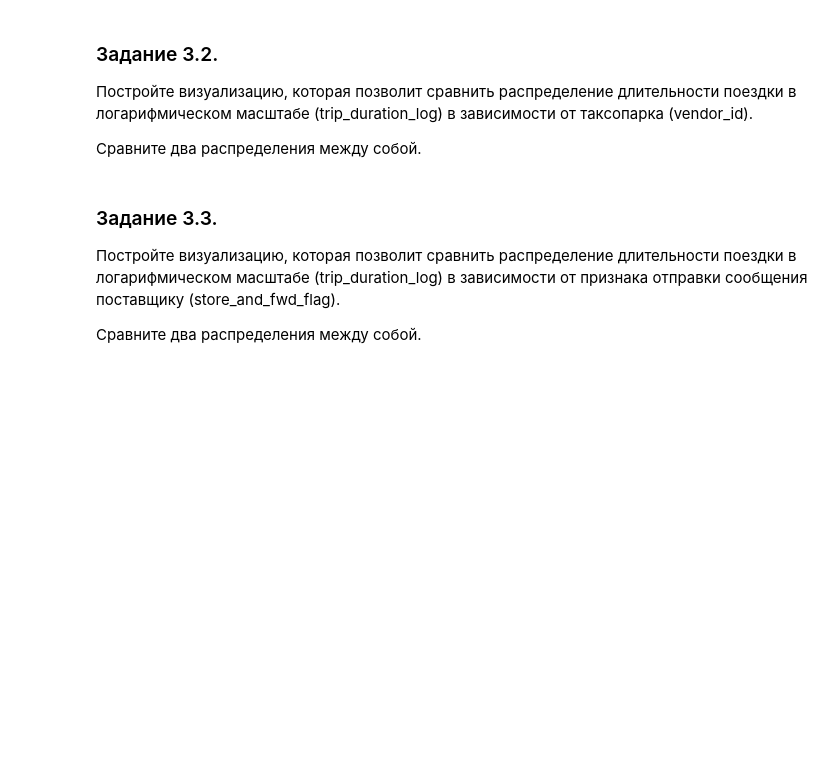
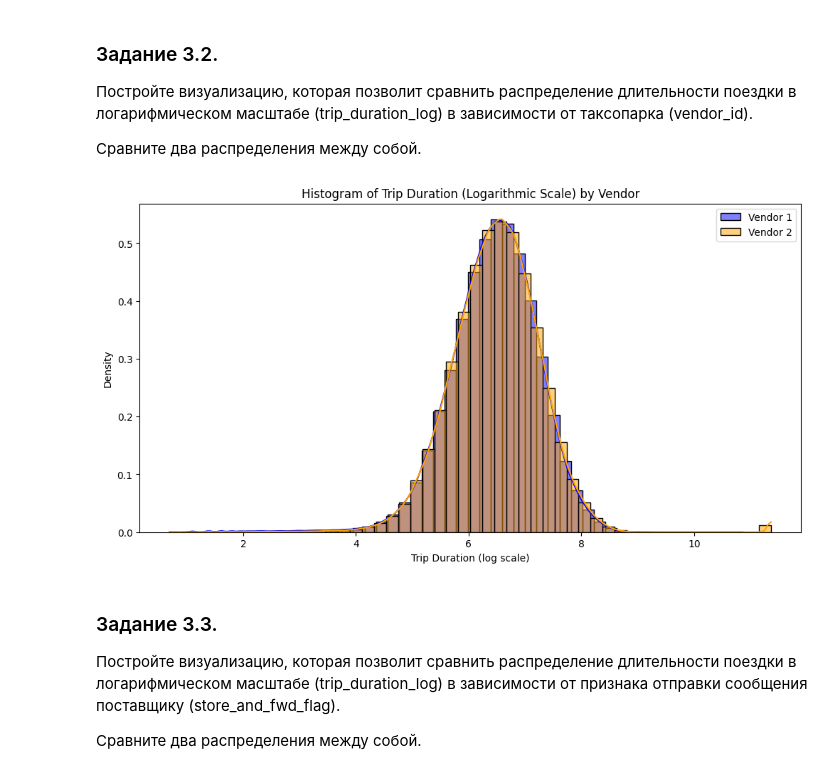
Before and after one commit to CatPawsCoder/Project_Practicum, a Jupyter notebook: Project.ipynb, the cells around one changed output. Saved outputs shown, nothing was run; the diff lists cells and outputs as text; code cells hidden in the pictures; blank space fills up the shorter version.

```diff
--- a/Project.ipynb
+++ b/Project.ipynb
@@ -654,3 +784,19 @@ taxi_data['trip_duration_log'] = np.log(taxi_data['trip_duration']+1)
+# %%
+plt.figure(figsize=(12, 6))
+
+# Построение гистограмм с наложением
+sns.histplot(taxi_data[taxi_data['vendor_id'] == 1]['trip_duration_log'],
+             color='blue', label='Vendor 1', kde=True, stat="density", bins=50)
+sns.histplot(taxi_data[taxi_data['vendor_id'] == 2]['trip_duration_log'],
+             color='orange', label='Vendor 2', kde=True, stat="density", bins=50)
+
+plt.title('Histogram of Trip Duration (Logarithmic Scale) by Vendor')
+plt.xlabel('Trip Duration (log scale)')
+plt.ylabel('Density')
+plt.legend()
+plt.show()
+# %% [output]
+[figure, added]
 # %% [markdown]
 ### Задание 3.3.
 Постройте визуализацию, которая позволит сравнить распределение длительности поездки в логарифмическом масштабе (trip_duration_log) в зависимости от признака отправки сообщения поставщику (store_and_fwd_flag).
```
Also changed, not shown: parts of 46 cells of this notebook.
